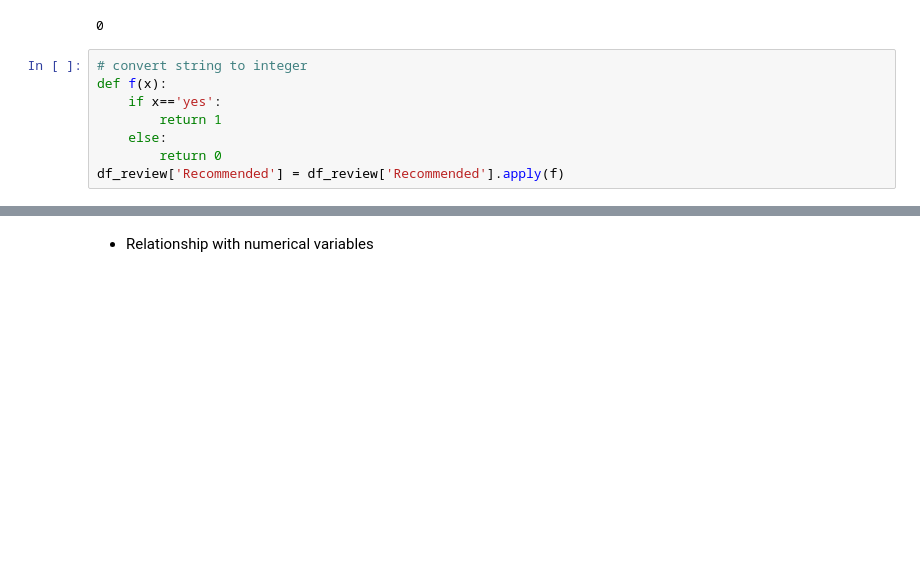
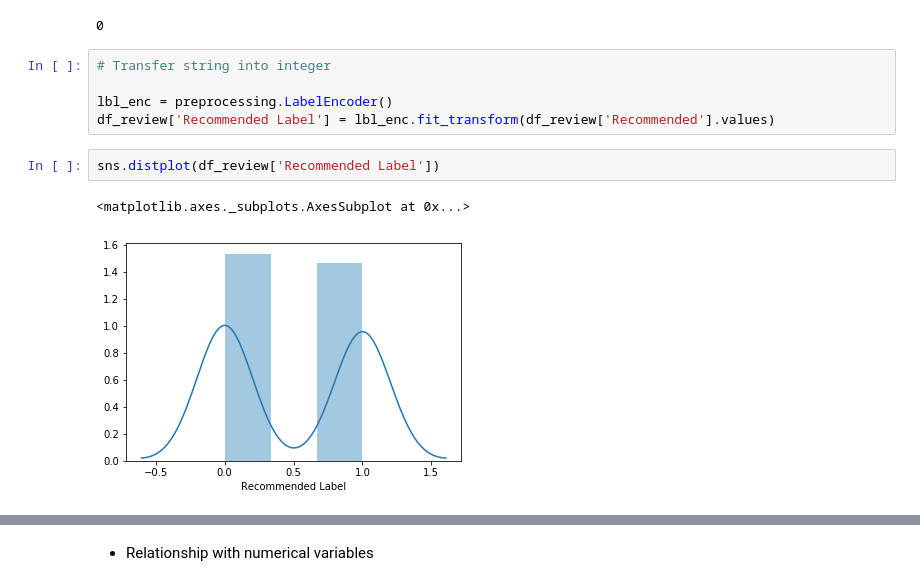
Before and after one commit to ck-unifr/german-wings-airline-challenge, a Jupyter notebook: german-wings-review.ipynb, the cells around one changed output, grey strips where cells are left out. Cells and saved outputs as stored; diff of their text form; blank space fills up the shorter version.

```diff
--- a/german-wings-review.ipynb
+++ b/german-wings-review.ipynb
@@ -268,11 +268,13 @@ array(['no', 'yes'], dtype=object)
 df_review['Recommended'].isnull().sum()
 # %% [output]
 0
-# %%
-# convert string to integer
-def f(x):
-    if x=='yes':
-        return 1
-    else:
-        return 0
-df_review['Recommended'] = df_review['Recommended'].apply(f)
+# %%
+# Transfer string into integer
+
+lbl_enc = preprocessing.LabelEncoder()
+df_review['Recommended Label'] = lbl_enc.fit_transform(df_review['Recommended'].values)
+# %%
+sns.distplot(df_review['Recommended Label'])
+# %% [output]
+<matplotlib.axes._subplots.AxesSubplot at 0x...>
+[figure, added]
```
Also changed, not shown: parts of 23 cells of this notebook.
